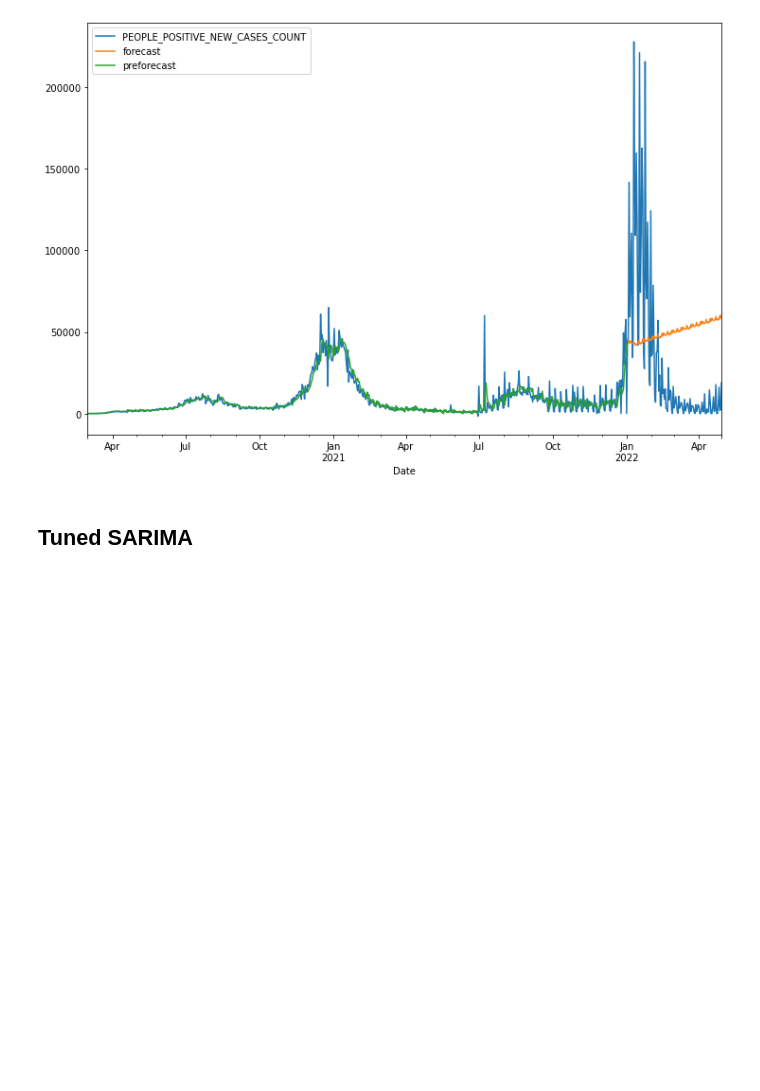
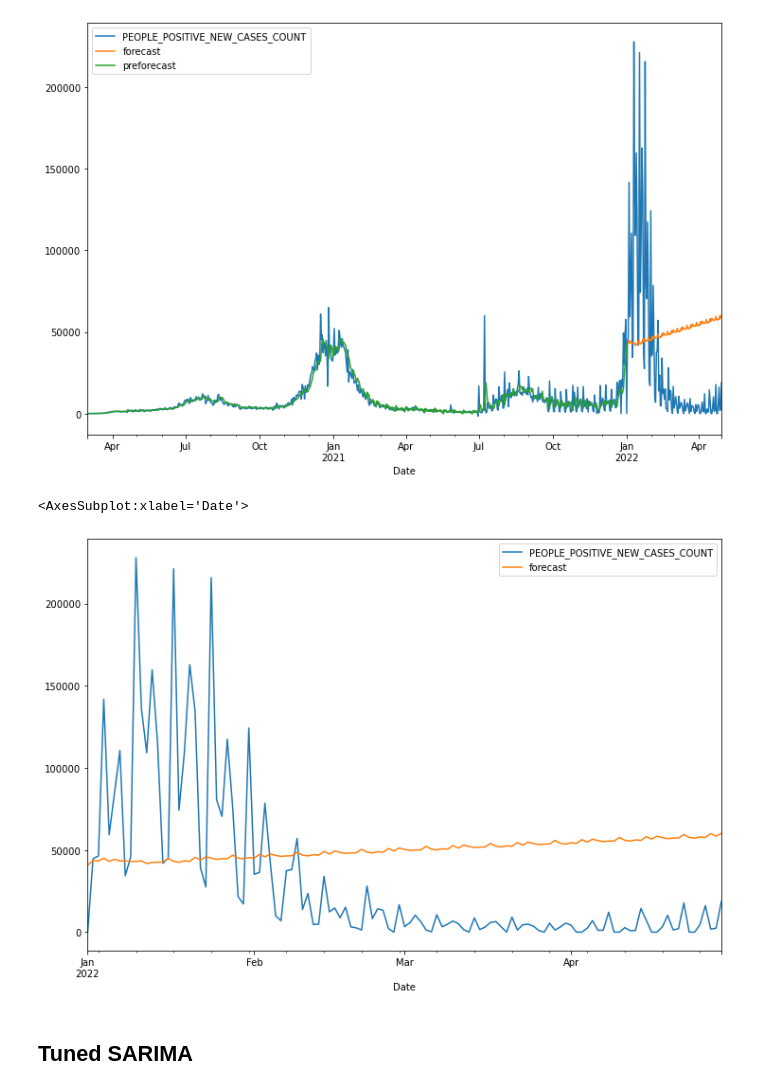
Before and after one commit to danielhe-nu/STAT390-Snowman, a Jupyter notebook: Daniel Final/Cali_Univariate.ipynb, the cells around one changed output. Drawn from its saved outputs; the diff is of its cells as text; code cells hidden in the pictures; blank space fills up the shorter version.

```diff
--- a/Daniel Final/Cali_Univariate.ipynb
+++ b/Daniel Final/Cali_Univariate.ipynb
@@ -228,6 +257,13 @@ covid_df[['PEOPLE_POSITIVE_NEW_CASES_COUNT','forecast', 'preforecast']].plot(fig
 # %% [output]
 <AxesSubplot:xlabel='Date'>
 [figure]
+# %%
+graph_df = pd.DataFrame(covid_test)
+graph_df['forecast']= results_sarima.forecast(steps = len(covid_test))
+graph_df[['PEOPLE_POSITIVE_NEW_CASES_COUNT','forecast']].plot(figsize=(12,8))
+# %% [output]
+<AxesSubplot:xlabel='Date'>
+[figure, added]
 # %% [markdown]
 ## Tuned SARIMA
 # %%
```
Also changed, not shown: parts of 25 cells of this notebook.
